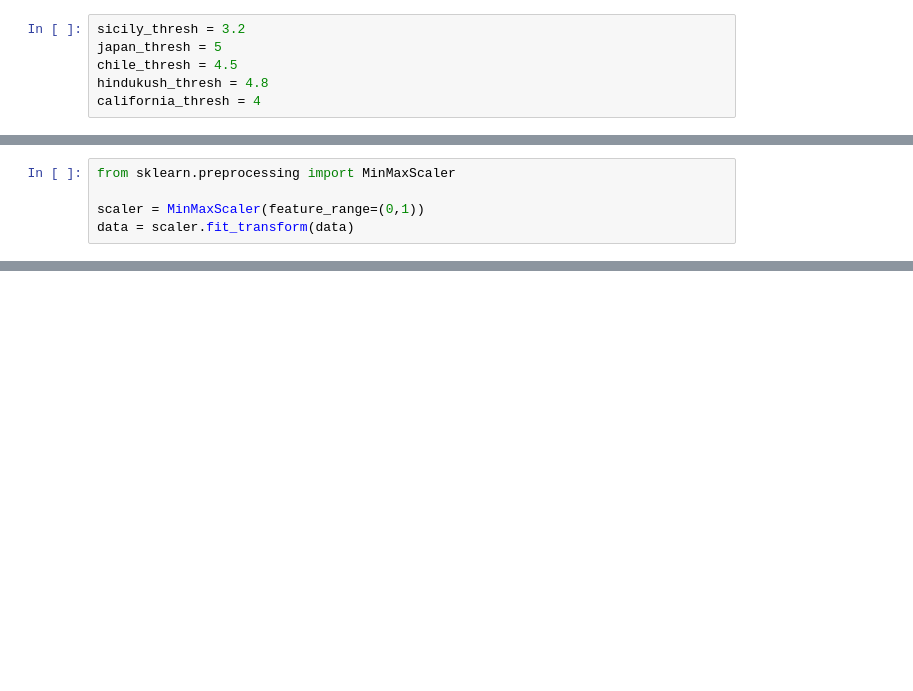
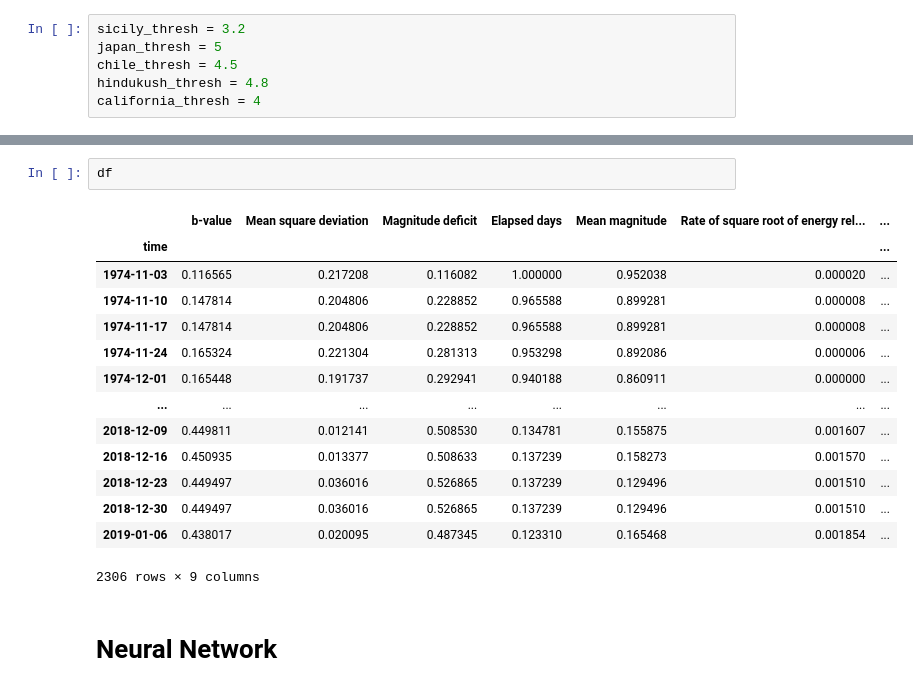
Before and after one commit to fibletype/data-science-course, a Jupyter notebook: sem_2/task3/sample.ipynb, the cells around one changed output, grey strips where cells are left out. Drawn from its saved outputs; the diff is of its cells as text; blank space fills up the shorter version.

```diff
--- a/sem_2/task3/sample.ipynb
+++ b/sem_2/task3/sample.ipynb
@@ -105,5 +71,0 @@ data.shape
-# %%
-from sklearn.preprocessing import MinMaxScaler
-
-scaler = MinMaxScaler(feature_range=(0,1))
-data = scaler.fit_transform(data)
@@ -295,0 +108,19 @@ log_reg.score(X_train.reshape(-1, 90), y_train)
+# %%
+df
+# %% [output]
+|  | b-value | Mean square deviation | Magnitude deficit | Elapsed days | Mean magnitude | Rate of square root of energy rel... | ... |
+| time |  |  |  |  |  |  | ... |
+| 1974-11-03 | 0.116565 | 0.217208 | 0.116082 | 1.000000 | 0.952038 | 0.000020 | ... |
+| 1974-11-10 | 0.147814 | 0.204806 | 0.228852 | 0.965588 | 0.899281 | 0.000008 | ... |
+| 1974-11-17 | 0.147814 | 0.204806 | 0.228852 | 0.965588 | 0.899281 | 0.000008 | ... |
+| 1974-11-24 | 0.165324 | 0.221304 | 0.281313 | 0.953298 | 0.892086 | 0.000006 | ... |
+| 1974-12-01 | 0.165448 | 0.191737 | 0.292941 | 0.940188 | 0.860911 | 0.000000 | ... |
+| ... | ... | ... | ... | ... | ... | ... | ... |
+| 2018-12-09 | 0.449811 | 0.012141 | 0.508530 | 0.134781 | 0.155875 | 0.001607 | ... |
+| 2018-12-16 | 0.450935 | 0.013377 | 0.508633 | 0.137239 | 0.158273 | 0.001570 | ... |
+| 2018-12-23 | 0.449497 | 0.036016 | 0.526865 | 0.137239 | 0.129496 | 0.001510 | ... |
+| 2018-12-30 | 0.449497 | 0.036016 | 0.526865 | 0.137239 | 0.129496 | 0.001510 | ... |
+| 2019-01-06 | 0.438017 | 0.020095 | 0.487345 | 0.123310 | 0.165468 | 0.001854 | ... |
+2306 rows × 9 columns
+# %% [markdown]
+# Neural Network
```
Also changed, not shown: parts of 64 cells of this notebook.
